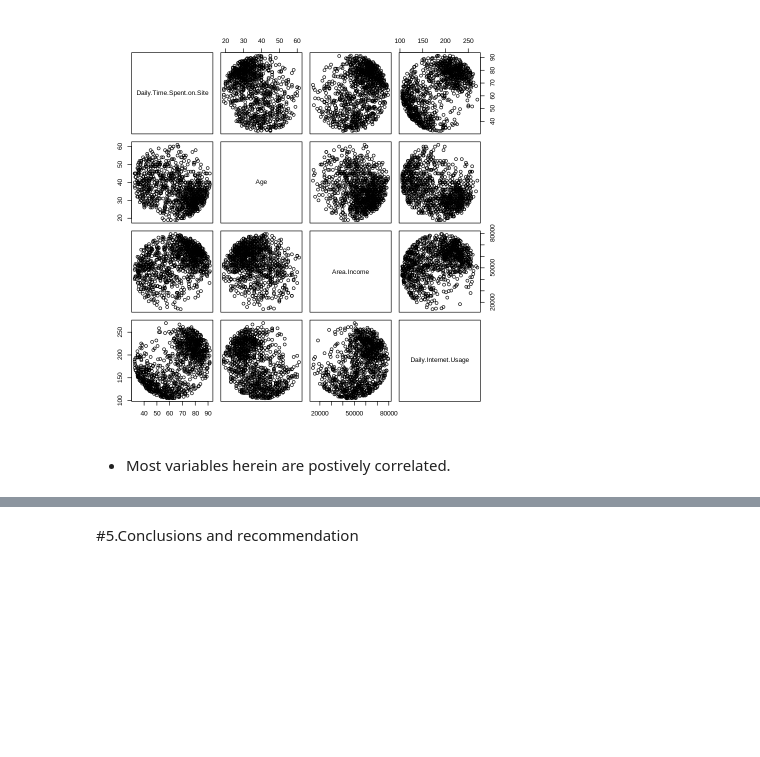
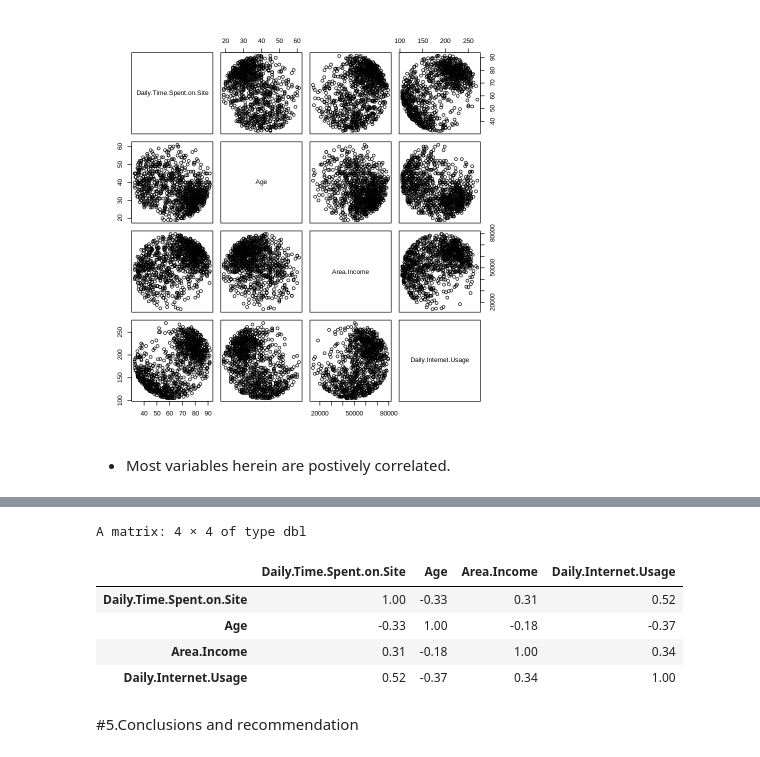
Before and after one commit to WinnieAnyoso/R_EDA, a Jupyter notebook: w12_IP_Anyoso.ipynb, the cells around one changed output, grey strips where cells are left out. Drawn from its saved outputs; the diff is of its cells as text; code cells hidden in the pictures; blank space fills up the shorter version.

```diff
--- a/w12_IP_Anyoso.ipynb
+++ b/w12_IP_Anyoso.ipynb
@@ -282,3 +318,13 @@ pairs(data[, c(1,2,3, 4)])
+# %%
+res <- cor(my_data)
+round(res, 2)
+# %% [output]
+A matrix: 4 × 4 of type dbl
+|  | Daily.Time.Spent.on.Site | Age | Area.Income | Daily.Internet.Usage |
+| Daily.Time.Spent.on.Site | 1.00 | -0.33 | 0.31 | 0.52 |
+| Age | -0.33 | 1.00 | -0.18 | -0.37 |
+| Area.Income | 0.31 | -0.18 | 1.00 | 0.34 |
+| Daily.Internet.Usage | 0.52 | -0.37 | 0.34 | 1.00 |
 # %% [markdown]
 #5.Conclusions and recommendation
 # %% [markdown]
```
Also changed, not shown: parts of 15 cells of this notebook.
